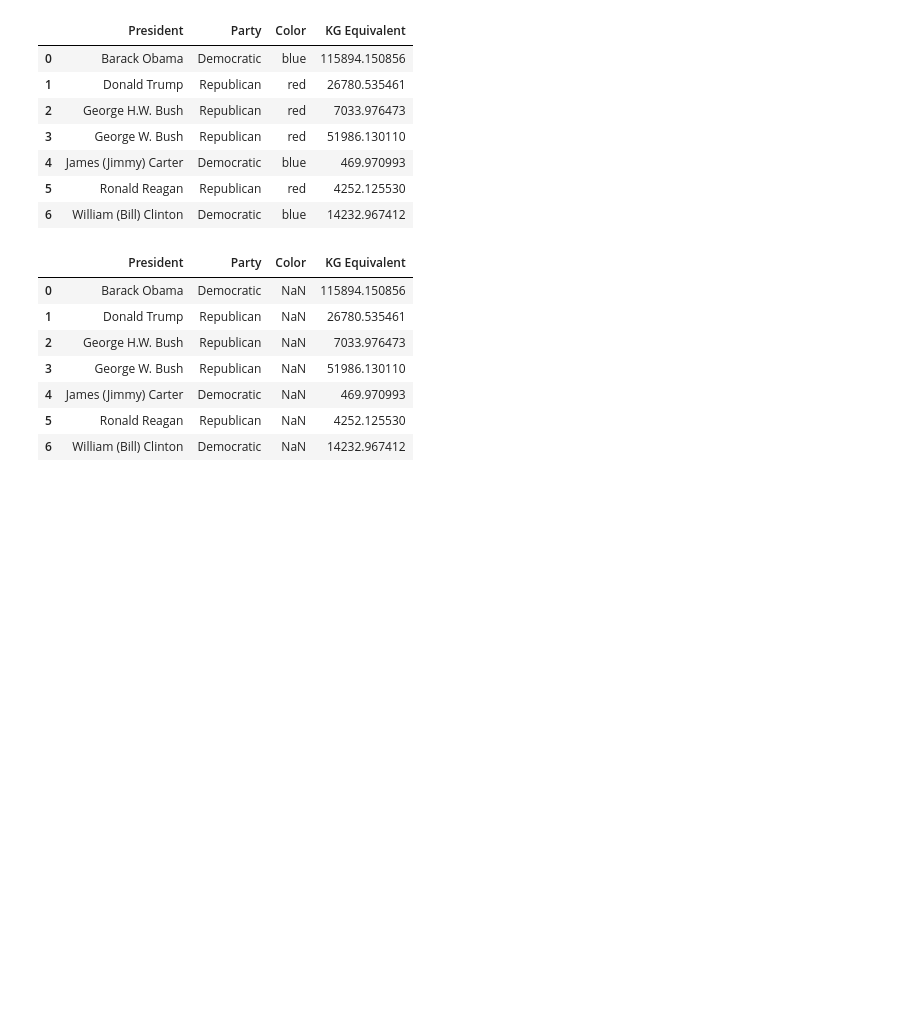
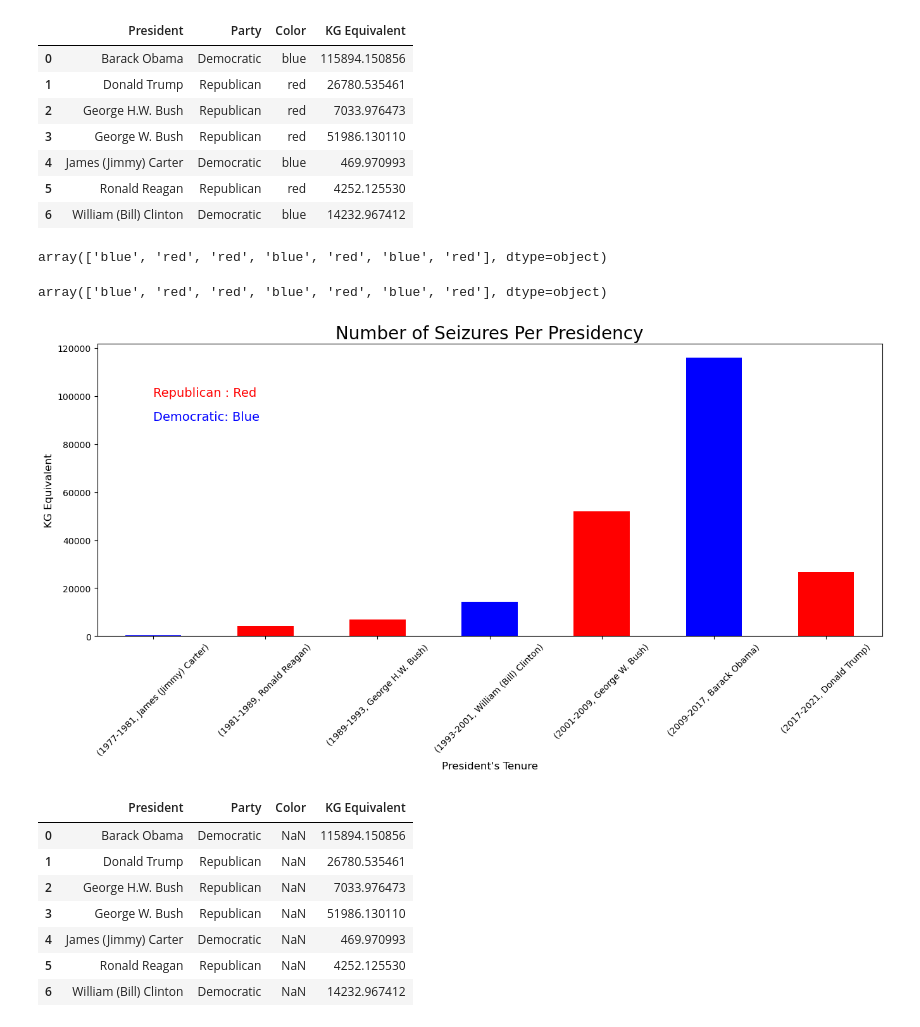
Before and after one commit to daraa17/drug-seizures, a Jupyter notebook: America_Seizure_Presidents.ipynb, the cells around one changed output. Saved outputs shown, nothing was run; the diff lists cells and outputs as text; code cells hidden in the pictures; blank space fills up the shorter version.

```diff
--- a/America_Seizure_Presidents.ipynb
+++ b/America_Seizure_Presidents.ipynb
@@ -181,3 +181,13 @@ KG_summed
 | 4 | James (Jimmy) Carter | Democratic | blue | 469.970993 |
 | 5 | Ronald Reagan | Republican | red | 4252.125530 |
 | 6 | William (Bill) Clinton | Democratic | blue | 14232.967412 |
+# %%
+grp = df3.groupby(['Years In Office','President'])
+# %%
+grp.Color.max().values
+# %% [output]
+array(['blue', 'red', 'red', 'blue', 'red', 'blue', 'red'], dtype=object)
+# %%
+grp.Color.max().values
+# %% [output]
+array(['blue', 'red', 'red', 'blue', 'red', 'blue', 'red'], dtype=object)
@@ -184,3 +196,15 @@ KG_summed
+# %%
+#Sum of KG column by president
+grp['KG Equivalent'].sum().plot.bar(color=grp.Color.max().values,figsize=[16,6], rot=45)
+plt.annotate('Republican : Red', [0,100000], color='r', fontsize= 14)
+plt.annotate('Democratic: Blue', [0,90000], color='b', fontsize=14)
+plt.title('Number of Seizures Per Presidency', fontsize=20)
+plt.ylabel('KG Equivalent', fontsize=12)
+plt.xlabel("President's Tenure", fontsize=12)
+
+plt.show()
+# %% [output]
+[figure, added]
 # %%
 #Set Color
 color= {'Democratic': 'blue', 'Republican': 'red'}
```
Also changed, not shown: parts of 3 cells of this notebook.
